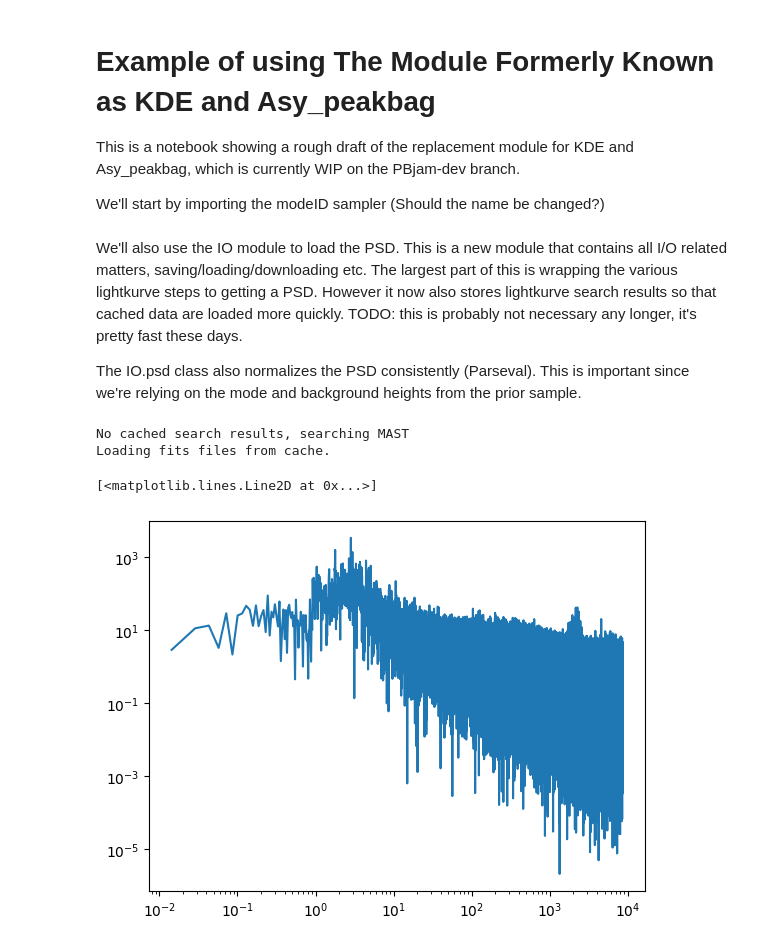
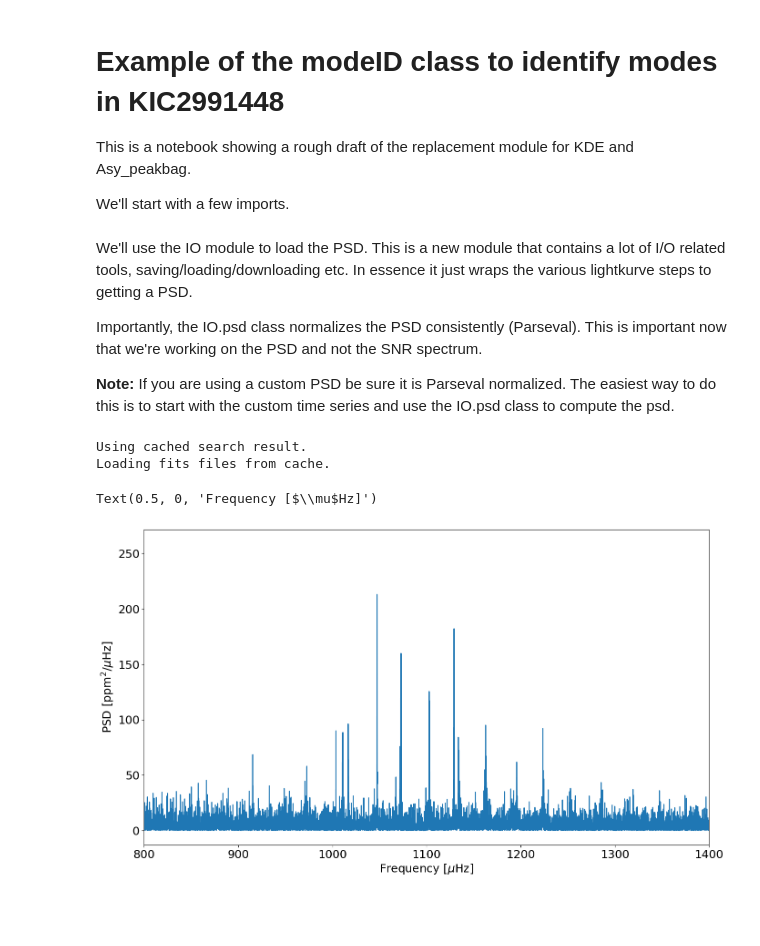
Before and after one commit to grd349/PBjam, a Jupyter notebook: example-modeID.ipynb, the cells around one changed output. Drawn from its saved outputs; the diff is of its cells as text; code cells hidden in the pictures; blank space fills up the shorter version.

Commit message:
Cleaning up the notebook

```diff
--- a/example-modeID.ipynb
+++ b/example-modeID.ipynb
@@ -1,5 +1,6 @@
 # %% [markdown]
-# Example of using The Module Formerly Known as KDE and Asy_peakbag
-This is a notebook showing a rough draft of the replacement module for KDE and Asy_peakbag, which is currently WIP on the PBjam-dev branch.
+# Example of the modeID class to identify modes in KIC2991448
 
-We'll start by importing the modeID sampler (Should the name be changed?)
+This is a notebook showing a rough draft of the replacement module for KDE and Asy_peakbag.
+
+We'll start with a few imports.
@@ -11,21 +7,31 @@ from pbjam import IO
+# %%
+from pbjam import IO
+import matplotlib.pyplot as plt
+plt.rcParams['font.size'] = 18
 # %% [markdown]
-We'll also use the IO module to load the PSD. This is a new module that contains all I/O related matters, saving/loading/downloading etc. The largest part of this is wrapping the various lightkurve steps to getting a PSD. However it now also stores lightkurve search results so that cached data are loaded more quickly. TODO: this is probably not necessary any longer, it's pretty fast these days.
+We'll use the IO module to load the PSD. This is a new module that contains a lot of I/O related tools, saving/loading/downloading etc. In essence it just wraps the various lightkurve steps to getting a PSD.
 
-The IO.psd class also normalizes the PSD consistently (Parseval). This is important since we're relying on the mode and background heights from the prior sample.
+Importantly, the IO.psd class normalizes the PSD consistently (Parseval). This is important now that we're working on the PSD and not the SNR spectrum.
+
+**Note:** If you are using a custom PSD be sure it is Parseval normalized. The easiest way to do this is to start with the custom time series and use the IO.psd class to compute the psd.
 # %%
-psd = IO.psd('KIC10963065', lk_kwargs={'exptime': 60, 'mission':'Kepler', 'author':'Kepler'})
+ID = 'KIC2991448'
+
+psd = IO.psd(ID, lk_kwargs={'exptime': 60, 'mission':'Kepler', 'author':'Kepler'}, use_cached=True)
 
 psd()
 
 f = psd.freq
 
 s = psd.powerdensity
+
+fig, ax = plt.subplots(figsize=(16,9))
+ax.plot(f,s)
+ax.set_xlim(800, 1400)
+ax.set_ylabel('PSD [ppm$^2/\mu$Hz]')
+ax.set_xlabel('Frequency [$\mu$Hz]')
 # %% [output]
-No cached search results, searching MAST
+Using cached search result.
 Loading fits files from cache.
+Text(0.5, 0, 'Frequency [$\\mu$Hz]')
+[figure, added]
-# %%
-import matplotlib.pyplot as plt
-plt.loglog(f, s)
-# %% [output]
-[<matplotlib.lines.Line2D at 0x...>]
-[figure, removed]
```
Also changed, not shown: parts of 26 cells of this notebook.
